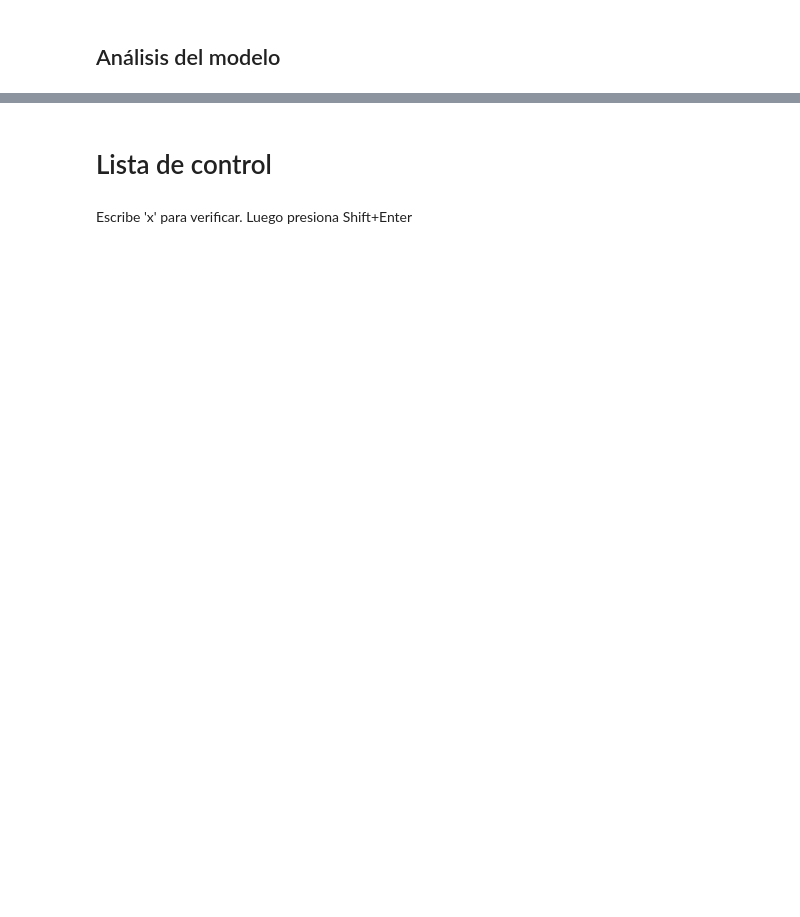
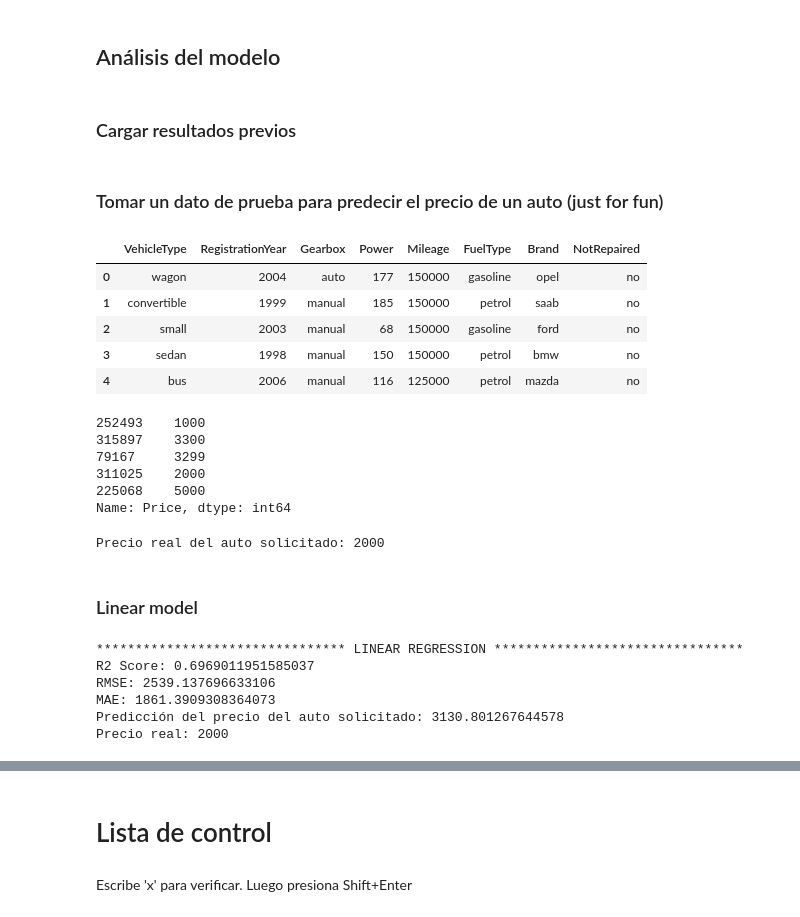
Before and after one commit to Fernandojbf123/model_training_vehicles_usa, a Jupyter notebook: main.ipynb, the cells around one changed output, grey strips where cells are left out. Drawn from its saved outputs; the diff is of its cells as text; code cells hidden in the pictures; blank space fills up the shorter version.

```diff
--- a/main.ipynb
+++ b/main.ipynb
@@ -421,5 +676,2 @@ results = {
-# %%
-### Cargar resultados previos
-results = joblib.load("linear_tree_forest_models_results.joblib")
 # %% [markdown]
 ### XGBoost
@@ -426,2 +774,50 @@ results = joblib.load("linear_tree_forest_models_results.joblib")
 # %% [markdown]
 ## Análisis del modelo
+# %% [markdown]
+### Cargar resultados previos
+# %%
+regular_models = joblib.load("linear_tree_forest_models_results.joblib")
+gb_models = joblib.load("gradient_boosting_models.joblib")
+
+models_results = copy.deepcopy(regular_models) | copy.deepcopy(gb_models)
+
+del regular_models # borrar variable para liberar memoria
+del gb_models #     borrar variable para liberar memoria
+
+# Cargar el preprocesador
+preprocessor = joblib.load("preprocessor.joblib") # Cargar preprocesador para poder preprocesar los datos de entrada del usuario
+# %% [markdown]
+### Tomar un dato de prueba para predecir el precio de un auto (just for fun)
+# %%
+# ver datos de prueba sin encoding
+models_results["datasets"]["X_test_no_encoding"].head()
+# %% [output]
+|  | VehicleType | RegistrationYear | Gearbox | Power | Mileage | FuelType | Brand | NotRepaired |
+| 0 | wagon | 2004 | auto | 177 | 150000 | gasoline | opel | no |
+| 1 | convertible | 1999 | manual | 185 | 150000 | petrol | saab | no |
+| 2 | small | 2003 | manual | 68 | 150000 | gasoline | ford | no |
+| 3 | sedan | 1998 | manual | 150 | 150000 | petrol | bmw | no |
+| 4 | bus | 2006 | manual | 116 | 125000 | petrol | mazda | no |
+# %%
+# ver precio real
+models_results["datasets"]["y_test"].head()
+# %% [output]
+252493    1000
+315897    3300
+79167     3299
+311025    2000
+225068    5000
+Name: Price, dtype: int64
+# %%
+# Tomo la fila 3 (311025	sedan	1998	manual	150	150000	petrol	bmw	no)
+fila = 3
+
+# Datos codificados
+entrada_encoded = preprocessor.transform(pd.DataFrame(models_results["datasets"]["X_test_no_encoding"].iloc[[fila]]))
+precio_real = models_results['datasets']['y_test'].iloc[fila]
+print(f"Precio real del auto solicitado: {precio_real}")
+
+# Datos sin encoding
+entrada_sin_encoding = pd.DataFrame(models_results["datasets"]["X_test_no_encoding"].iloc[[fila]])
+# %% [output]
+Precio real del auto solicitado: 2000
@@ -427,0 +833,24 @@ results = joblib.load("linear_tree_forest_models_results.joblib")
+# %% [markdown]
+### Linear model
+# %%
+r2 = models_results["Lineal Regression"]["r2_score"]
+rmse = models_results["Lineal Regression"]["rmse"]
+mae = models_results["Lineal Regression"]["mae"]
+model = models_results["Lineal Regression"]["model"]
+prediccion_solicitada = model.predict(entrada_encoded)
+
+print("******************************** LINEAR REGRESSION ********************************")
+print(f"R2 Score: {r2}")
+print(f"RMSE: {rmse}")
+print(f"MAE: {mae}")
+print(f"Predicción del precio del auto solicitado: {prediccion_solicitada[0]}")
+print(f"Precio real: {precio_real}")
+
+diferencias["lineal"] = abs(prediccion_solicitada[0] - precio_real).round(2)
+# %% [output]
+******************************** LINEAR REGRESSION ********************************
+R2 Score: 0.6969011951585037
+RMSE: 2539.137696633106
+MAE: 1861.3909308364073
+Predicción del precio del auto solicitado: 3130.801267644578
+Precio real: 2000
```
Also changed, not shown: parts of 61 cells of this notebook, 6 other files.
